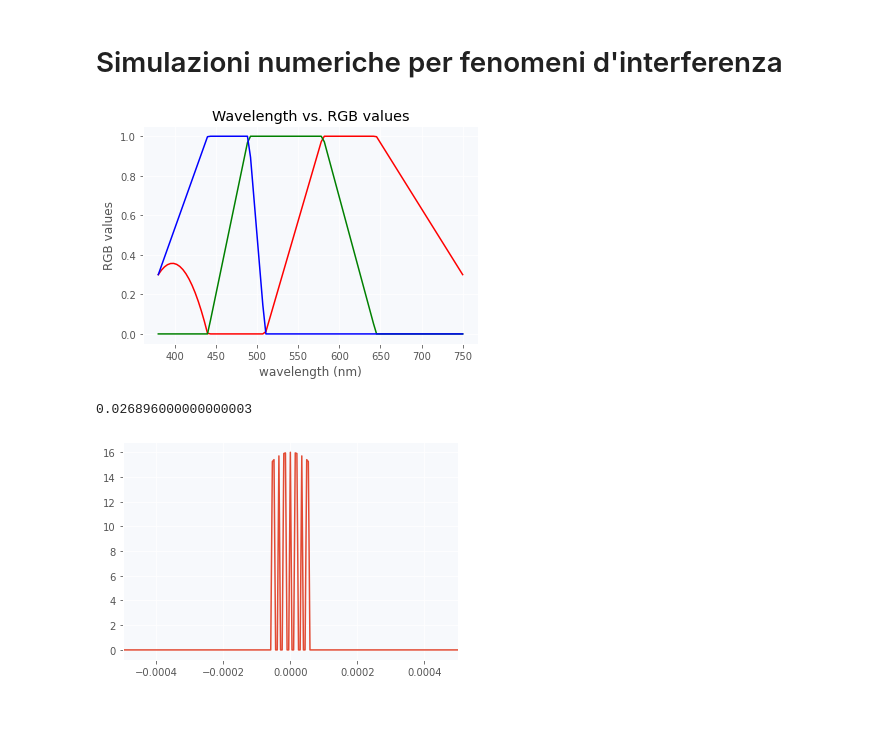
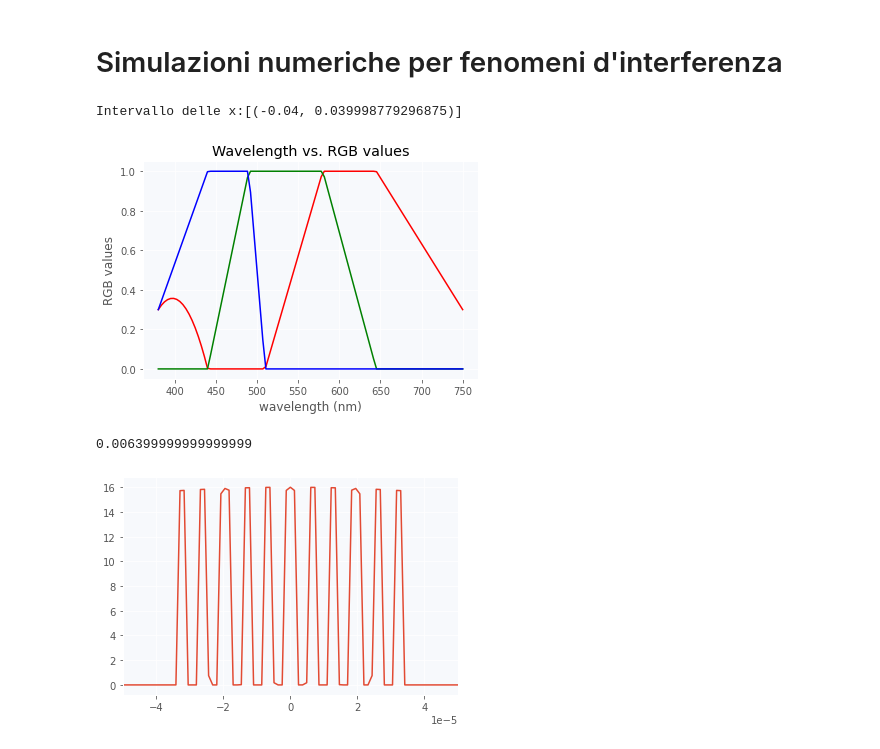
Before and after one commit to Unoaccaso/lab_projects, a Jupyter notebook: grid_dasmanettare_per_rick_bpm.ipynb, the cells around one changed output. Drawn from its saved outputs; the diff is of its cells as text; code cells hidden in the pictures; blank space fills up the shorter version.

```diff
--- a/grid_dasmanettare_per_rick_bpm.ipynb
+++ b/grid_dasmanettare_per_rick_bpm.ipynb
@@ -28,11 +28,11 @@ plt.rcParams['axes.facecolor'] = '#f7f9fc'
 # ====================
 Ip = 4**2                 # intensity peak
 Ib = 1.0                  # background illumination
-Lambda = 0.5e-6         # wavelength, [lambda] = m
+Lambda = 0.5e-6           # wavelength, [lambda] = m
 k0 = 2*np.pi/Lambda       # vacuum wavevector, [k0] = m^(-1)
 n0 = 1.                   # background index of refraction
-Lz = 0.5                   # computational length of sample, [Lz] = m
-Lx = 80e-3                 # computational width of sample, [Lx] = m
+Lz = 0.5                  # computational length of sample, [Lz] = m
+Lx = 80e-3                # computational width of sample, [Lx] = m
 
 w0 = 0.25e-3                # beam width of gaussian beam parameter
 
@@ -42,8 +42,8 @@ inputposition=+h/2        # input position
 # =========================
 # Computational Parameters
 # =========================
-nstepx = 1024*16          # number of transverse grid points
-nstepz = 1000              # number of longitudinal propagation steps
+nstepx = 1024*64          # number of transverse grid points
+nstepz = 1024             # number of longitudinal propagation steps
 
 deltax = Lx/nstepx        # resolution in the x direction, [deltax] = m
 deltaz = Lz/nstepz        # resolution in the z direction, IMPORTANT, [deltaz] = m
@@ -54,7 +54,7 @@ deltaf = 1/Lx             # spatial frequency step, [deltaf] = m^(-1)
 # ===================
 z = cp.arange(0, Lz+deltaz, deltaz)
 x = -Lx/2 + (cp.arange(0, nstepx, 1))*deltax
-
+print(f'Intervallo delle x:[{x.min(), x.max()}]')
 # =====================
 # Dispersive Step Setup
 # =====================
@@ -203,35 +203,36 @@ def show_results(OutputPower, FieldModuleMemory, Color):
 
   ax3 = fig.add_subplot(gs[:2, 2])
   ax3.set_title('Diffracted light')
-  ax3.imshow((FieldModuleMemory.T), origin='lower',
+  ax3.imshow(cp.abs(FieldModuleMemory.T)**2, origin='lower',
              extent=[x.min(), x.max(), z.min(), z.max()], aspect = 'auto')
   ax3.grid(False)
   plt.show()
   plt.close()
 # %% [output]
+Intervallo delle x:[(-0.04, 0.039998779296875)]
 [figure]
 # %%
 # =================
 # Creating z=0 mask
 # =================
 InputField = 0*x          # Initializing field
-dist = 0.67e-6               # distance betwen slices, [dist] = m
-width = 0.15e-6              # width of slices, [width] = m
-N = 100                       # slice number
+dist = 0.65e-5               # distance betwen slices, [dist] = m
+width = 0.15e-5              # width of slices, [width] = m
+N = 5                       # slice number
 
 '''initializing field in z=0'''
 InputField += np.sqrt(Ip)*(np.exp(-(x)**20/(width**20)))
 for n in range(1, N+1):
   InputField += np.sqrt(Ip)*(np.exp(-(x-n*dist)**20/(width**20))+np.exp(-(x+n*dist)**20/(width**20)))
 InputField *= Gaussian(x, w0=w0)
 InputPower = cp.abs(InputField)**2
 # visualizing the field in z=0
 plt.plot(x, InputField)
-plt.xlim((-50e-5, 50e-5))
+plt.xlim((-5e-5, 5e-5))
 print((N*(dist+width)*2)**2/2/Lambda)
 # %% [output]
-0.026896000000000003
+0.006399999999999999
-[figure, old version]
+[figure, new version]
 # %%
 # =====================
 # Red light propagation
```
Also changed, not shown: parts of 4 cells of this notebook.
